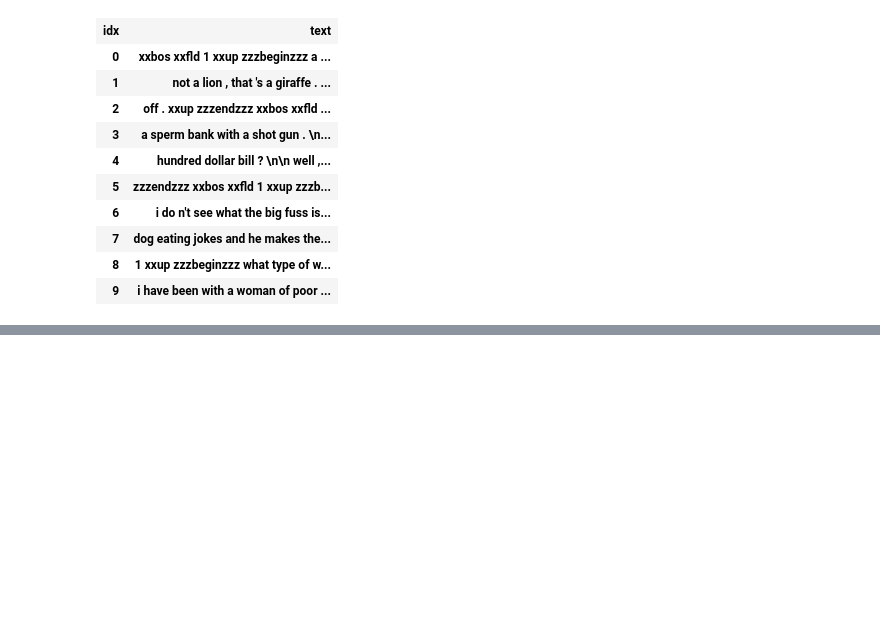
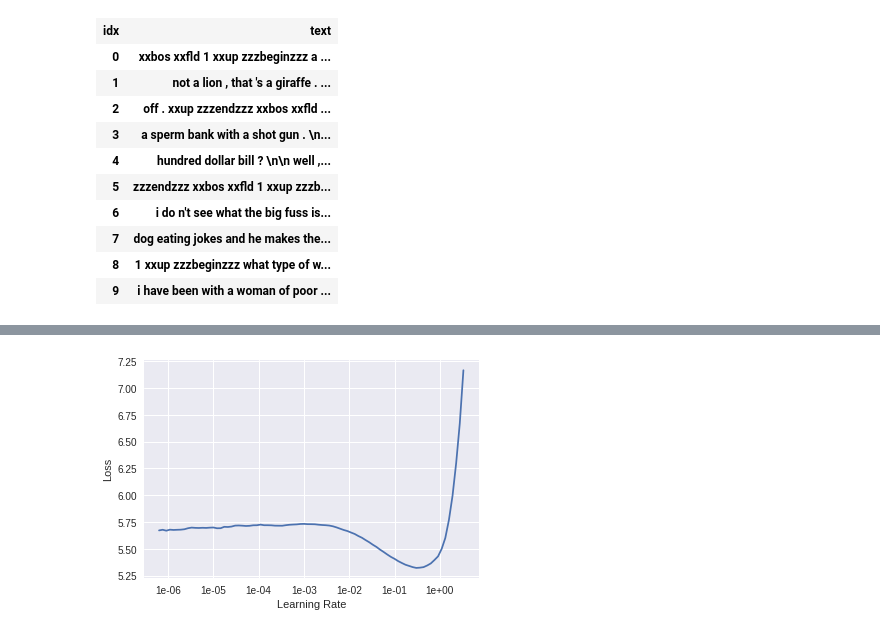
Before and after one commit to gdoteof/neuralnet_stuff, a Jupyter notebook: rjokes_languagemodel.ipynb, the cells around one changed output, grey strips where cells are left out. Saved outputs shown, nothing was run; the diff lists cells and outputs as text; code cells hidden in the pictures; blank space fills up the shorter version.

```diff
--- a/rjokes_languagemodel.ipynb
+++ b/rjokes_languagemodel.ipynb
@@ -251,2 +130,0 @@ learn.save('fit_head')
-# %%
-learn.load('fit_head');
@@ -255,3 +130,0 @@ To complete the fine-tuning, we can then unfeeze and launch a new training.
-# %%
-learn.unfreeze()
-learn.fit_one_cycle(10, 1e-3, moms=(0.8,0.7))
@@ -275,2 +130,0 @@ How good is our model? Well let's try to see what it predicts after a few given
-# %%
-learn.load('fine_tuned');
@@ -336,4 +130,0 @@ We can then create a model to classify those reviews and load the encoder we sav
-# %%
-learn = text_classifier_learner(data_clas, drop_mult=0.5)
-learn.load_encoder('fine_tuned_enc')
-learn.freeze()
@@ -339,0 +139,4 @@ learn.freeze()
+# %%
+learn.recorder.plot()
+# %% [output]
+[figure, added]
```
Also changed, not shown: parts of 80 cells of this notebook.
